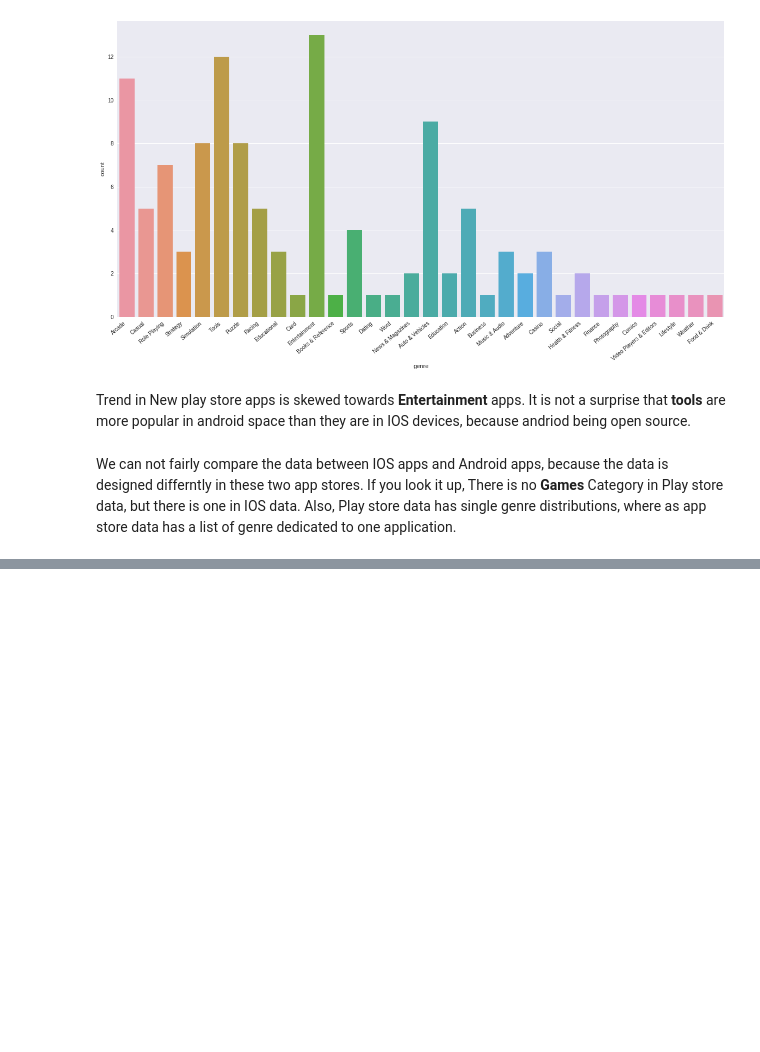
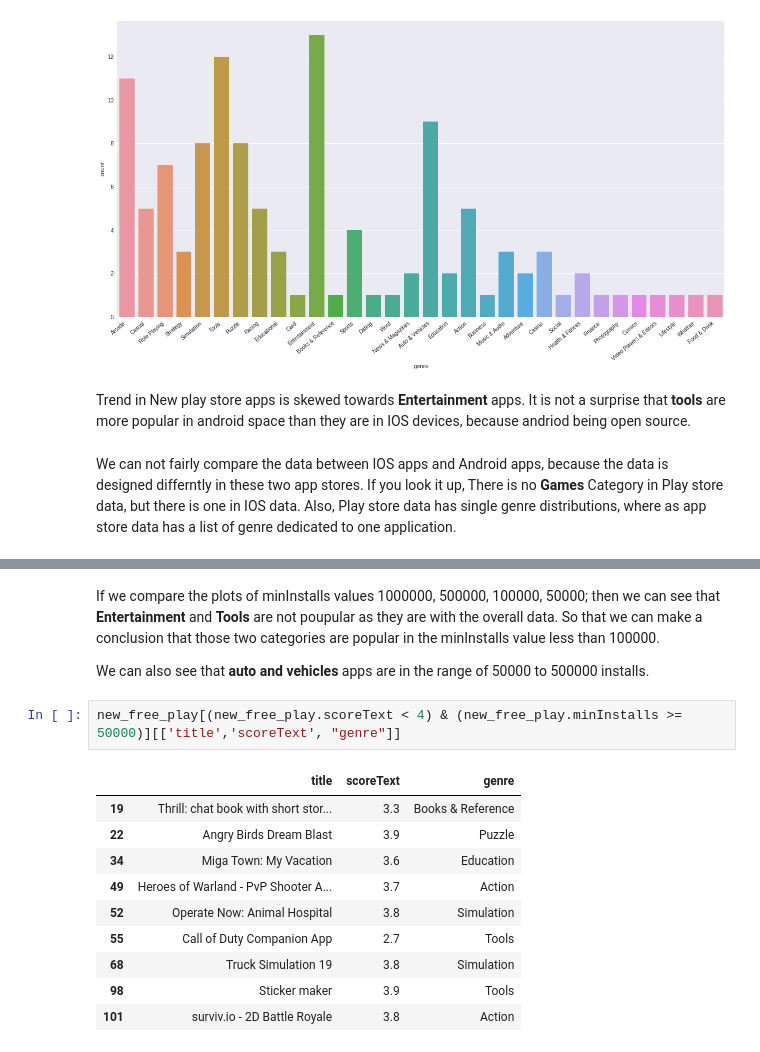
Before and after one commit to kevinpatelco/App_Trends, a Jupyter notebook: App_Trends.ipynb, the cells around one changed output, grey strips where cells are left out. Cells and saved outputs as stored; diff of their text form; blank space fills up the shorter version.

```diff
--- a/App_Trends.ipynb
+++ b/App_Trends.ipynb
@@ -221,0 +219,17 @@ plt.show()
+# %% [markdown]
+If we compare the plots of minInstalls values 1000000, 500000, 100000, 50000; then we can see that **Entertainment** and **Tools** are not poupular as they are with the overall data. So that we can make a conclusion that those two categories are popular in the minInstalls value less than 100000.
+
+We can also see that **auto and vehicles** apps are in the range of 50000 to 500000 installs.
+# %%
+new_free_play[(new_free_play.scoreText < 4) & (new_free_play.minInstalls >= 50000)][['title','scoreText', "genre"]]
+# %% [output]
+|  | title | scoreText | genre |
+| 19 | Thrill: chat book with short stor... | 3.3 | Books & Reference |
+| 22 | Angry Birds Dream Blast | 3.9 | Puzzle |
+| 34 | Miga Town: My Vacation | 3.6 | Education |
+| 49 | Heroes of Warland - PvP Shooter A... | 3.7 | Action |
+| 52 | Operate Now: Animal Hospital | 3.8 | Simulation |
+| 55 | Call of Duty Companion App | 2.7 | Tools |
+| 68 | Truck Simulation 19 | 3.8 | Simulation |
+| 98 | Sticker maker | 3.9 | Tools |
+| 101 | surviv.io - 2D Battle Royale | 3.8 | Action |
```
Also changed, not shown: parts of 11 cells of this notebook.
